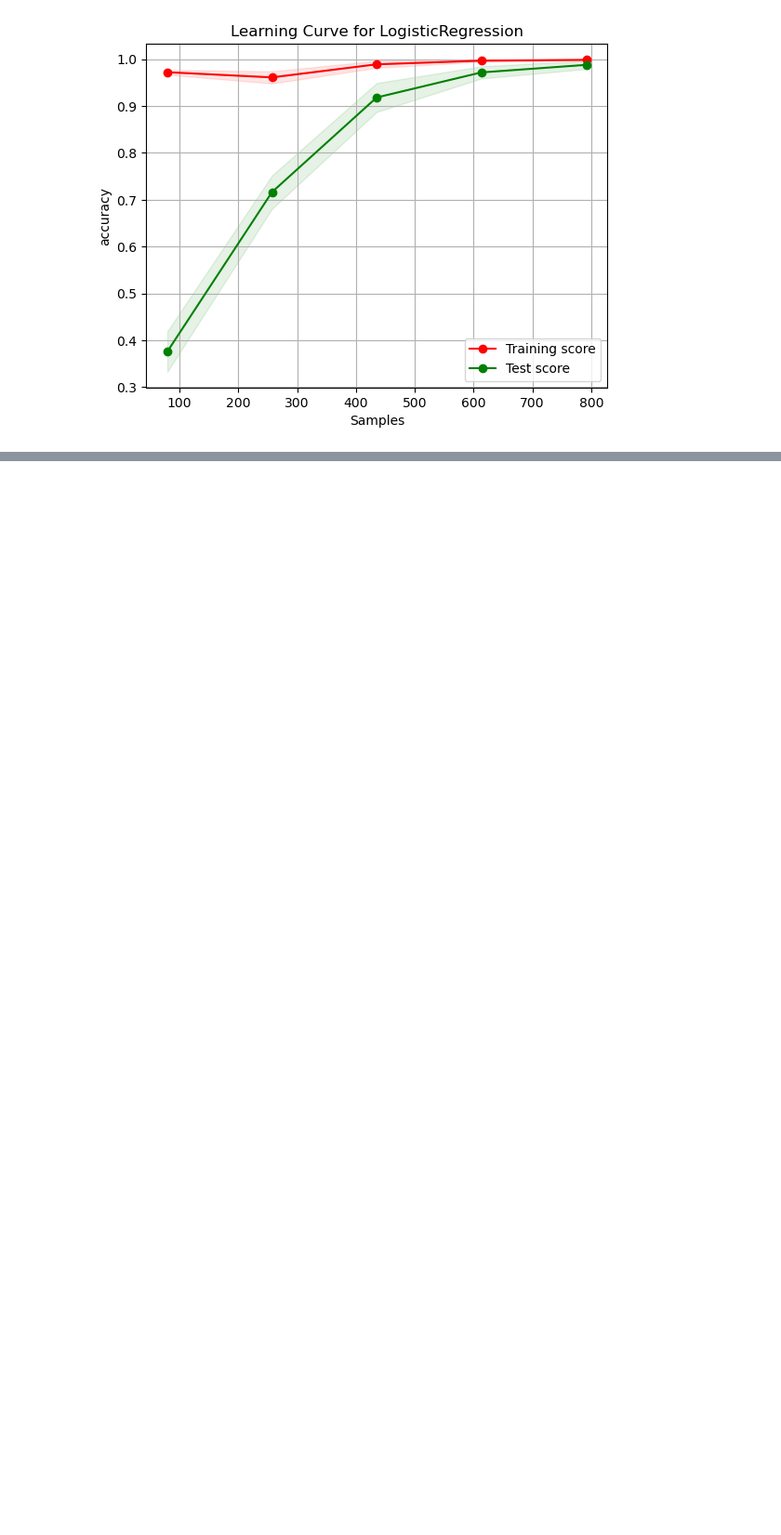
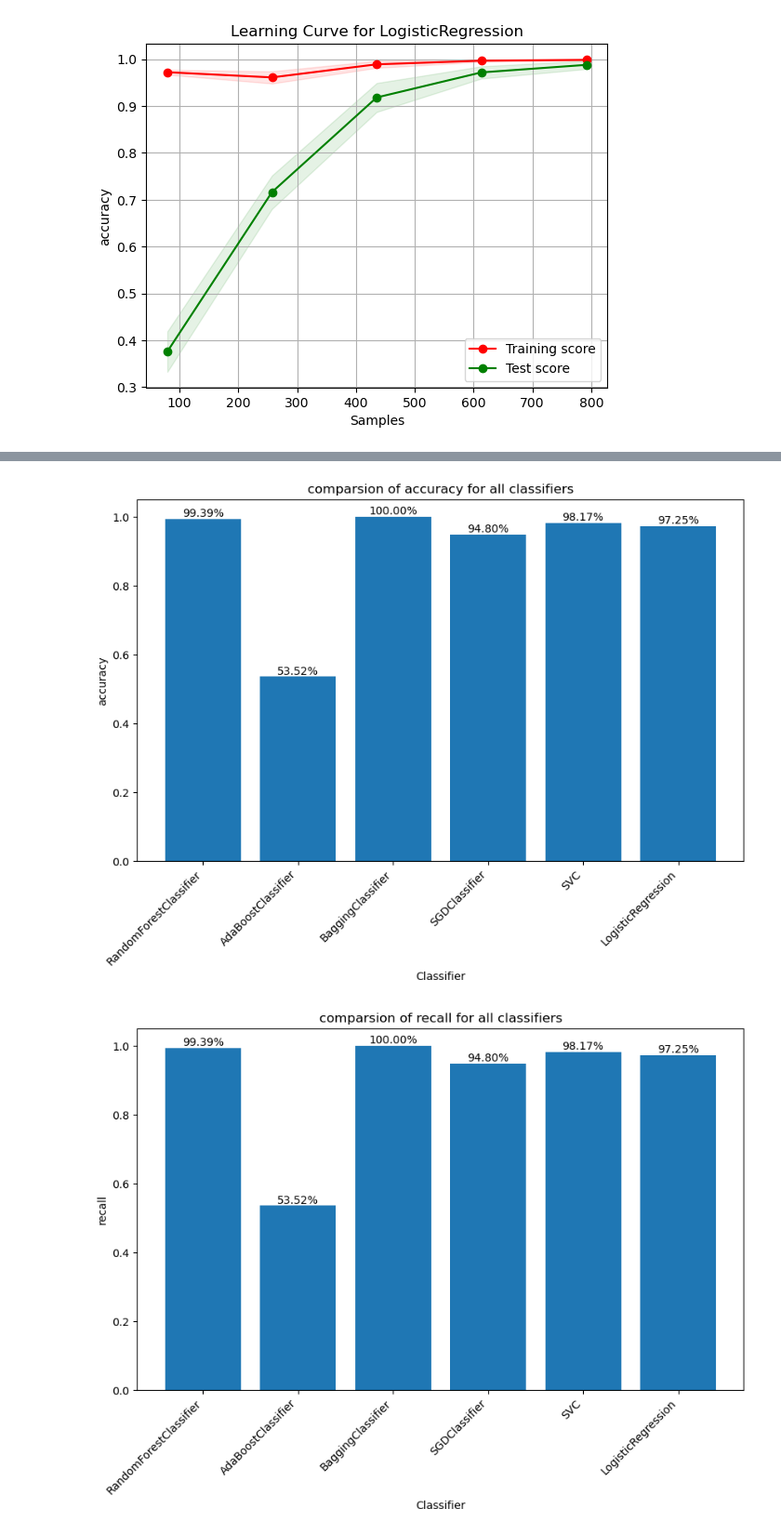
Before and after one commit to jinan02/projet_IFT712, a Jupyter notebook: projet_ift712/projet.ipynb, the cells around one changed output, grey strips where cells are left out. Shown at 93% size. Saved outputs shown, nothing was run; the diff lists cells and outputs as text; code cells hidden in the pictures; blank space fills up the shorter version.

```diff
--- a/projet_ift712/projet.ipynb
+++ b/projet_ift712/projet.ipynb
@@ -177,0 +296,6 @@ EvR.plot_learning_curve(X, y, six_classifiers)
+# %%
+evaluation_results = Cd.predict_and_evaluate(X_test, y_test, trained_classifiers, six_classifiers)
+EvR.plot_evaluation_results(evaluation_results)
+# %% [output]
+[figure, added]
+[figure, added]
```
Also changed, not shown: parts of 11 cells of this notebook, 2 other files.
